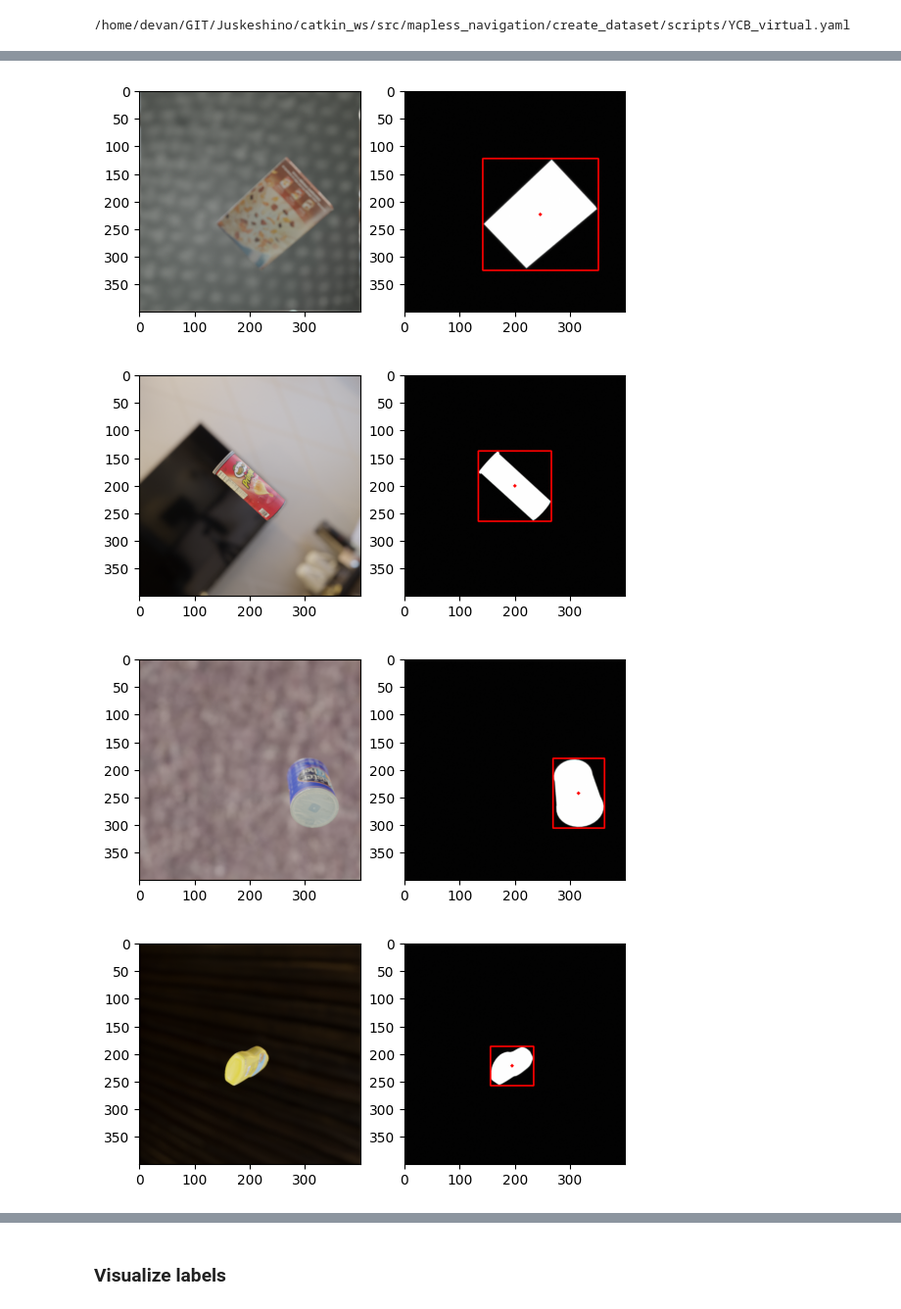
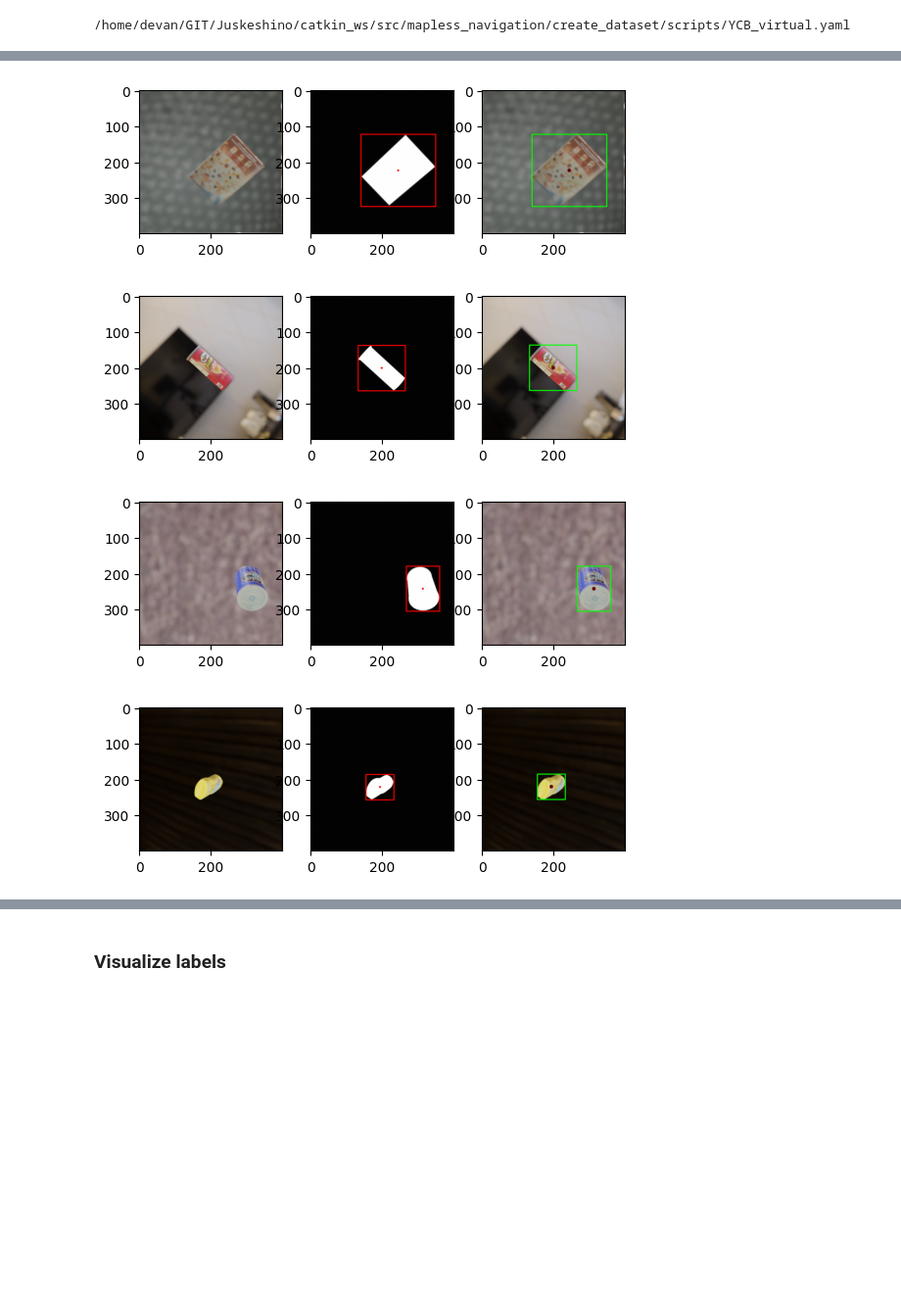
Before and after one commit to RobotJustina/Juskeshino, a Jupyter notebook: catkin_ws/src/mapless_navigation/create_dataset/scripts/auto_label_virtual_YCB.ipynb, the cells around one changed output, grey strips where cells are left out. Shown at 98% size. Cells and saved outputs as stored; diff of their text form; code cells hidden in the pictures; blank space fills up the shorter version.

Commit message:
auto label YCB v1

```diff
--- a/catkin_ws/src/mapless_navigation/create_dataset/scripts/auto_label_virtual_YCB.ipynb
+++ b/catkin_ws/src/mapless_navigation/create_dataset/scripts/auto_label_virtual_YCB.ipynb
@@ -28,13 +29,9 @@ objects_list = ["000_cereal_box_UO", "001_chips_can",
 "073-c_lego_duplo", "073-d_lego_duplo", "073-e_lego_duplo", "073-f_lego_duplo",
 "073-g_lego_duplo", "077_rubiks_cube"]
 
-objects_list = ["000_cereal_box_UO", "001_chips_can", "002_master_chef_can",
-                "006_mustard_bottle"]
-
-
 objects_dictionary = {}
 for i, object in enumerate(objects_list):
-    objects_dictionary.update({object:i})
+    objects_dictionary.update({i:object})
 
 # for key, val in objects_dictionary.items():
 #     print(key, "\t\t", val)
@@ -162,12 +176,22 @@ def boxes_from_mask(img):
 # %%
 import glob
 
+invert_dictionary = dict(zip(objects_dictionary.values(), objects_dictionary.keys()))
+print(invert_dictionary)
+
+files_to_write = []
 for object_name in objects_list:
     ob_list = glob.glob(source_images_path + "/" + object_name + "*[!_mask].*")
     ob_list.sort()
+    count=0
+
     for file_name in ob_list:
-        print(file_name.split('/')[-1])
+        print("--file:", file_name.split('/')[-1])
+        key = object_name  # dictionary key
+
         img = FileUtils.loadImage(file_name)
+        if img is None:
+            print("No image found:")
         mask_path, _, extension = file_name.partition('.')
         mask_path += "_mask." + extension
         mask_img = FileUtils.loadImage(mask_path)
@@ -176,38 +200,38 @@ for object_name in objects_list:
         boxes = boxes_from_mask(mask_img)
         # TODO: loop for multiple boxes
         box = boxes[0]
+        print(img.shape)
         print("Box:", box)
         result = mask_img.copy()
         cv2.rectangle(result, box[0], box[1], (255, 0, 0), 2)
         #cv2.circle(result, center_coordinates, radius, color, thickness)
-        cv2.circle(result, box[2], 1, (255, 0, 0), 3)
+        center = center_point(box[0], box[1])
+        cv2.circle(result, center, 1, (255, 0, 0), 3)
 
-        # prop to rect
-        # print(yolo_boxes[0])  # box is: ((x_c, y_c) , w, h)
-        # prop_img = img.copy()
-        # x_shape, y_shape, _ = prop_img.shape
+        # Validate proportional rect in plot 3
+        prop_img = img.copy()
+        x_shape, y_shape, _ = prop_img.shape
+        c_p, w_p, h_p = boxes_from_mask(mask_img, format="yolov5")[0]
+        p1, p2 = box_prop_to_pixel(c_p, w_p, h_p, shape=(x_shape, y_shape))
+        cv2.rectangle(prop_img, p1, p2, (0, 255, 0), 2)
+        center_2 = center_point(p1, p2)
+        cv2.circle(prop_img, center_2, 1, (100, 0, 0), 8)
 
-        # w = int(yolo_boxes[0][1] * x_shape)
-        # h = int(yolo_boxes[0][2] * y_shape)
-
-        # x_prop = yolo_boxes[0][0][0]
-        # y_prop = yolo_boxes[0][0][1]
-
-        # c_x = x_prop * x_shape
-        # c_y = y_prop * y_shape
-
-        # x = int(c_x - w/2)
-        # y = int(c_y - h/2)
-
-        # print("w, h:", w, h)
-        # print("x, y:", x, y)
-        # cv2.rectangle(prop_img, (x, y), (x+w, y+h), (0, 255, 0), 2)
-
-
-        f, axarr = plt.subplots(1,2)
+        f, axarr = plt.subplots(1,3)
         axarr[0].imshow(img)
         axarr[1].imshow(result)
-        #axarr[2].imshow(prop_img)
+        axarr[2].imshow(prop_img)
+        count += 1
 
-    print()
+        # Save label
+        # Each row is: class x_center y_center width height
+        class_type = invert_dictionary[key]
+        label = str(class_type) + ' ' + str(c_p[0]) + ' ' + str(c_p[1]) + ' ' +\
+                str(w_p) + ' ' + str(h_p)
+        print("file:", file_name)
+        print("label:", label)
+        files_to_write.append((file_name, label))
+
+    if count > 0:
+        print()
 # %% [output]
@@ -231,4 +255,4 @@ Box: ((133, 131), (200, 223), (166, 177))
-[figure, old version]
+[figure, new version]
-[figure, old version]
+[figure, new version]
-[figure, old version]
+[figure, new version]
-[figure, old version]
+[figure, new version]
```
Also changed, not shown: parts of 16 cells of this notebook, 2 other files.
